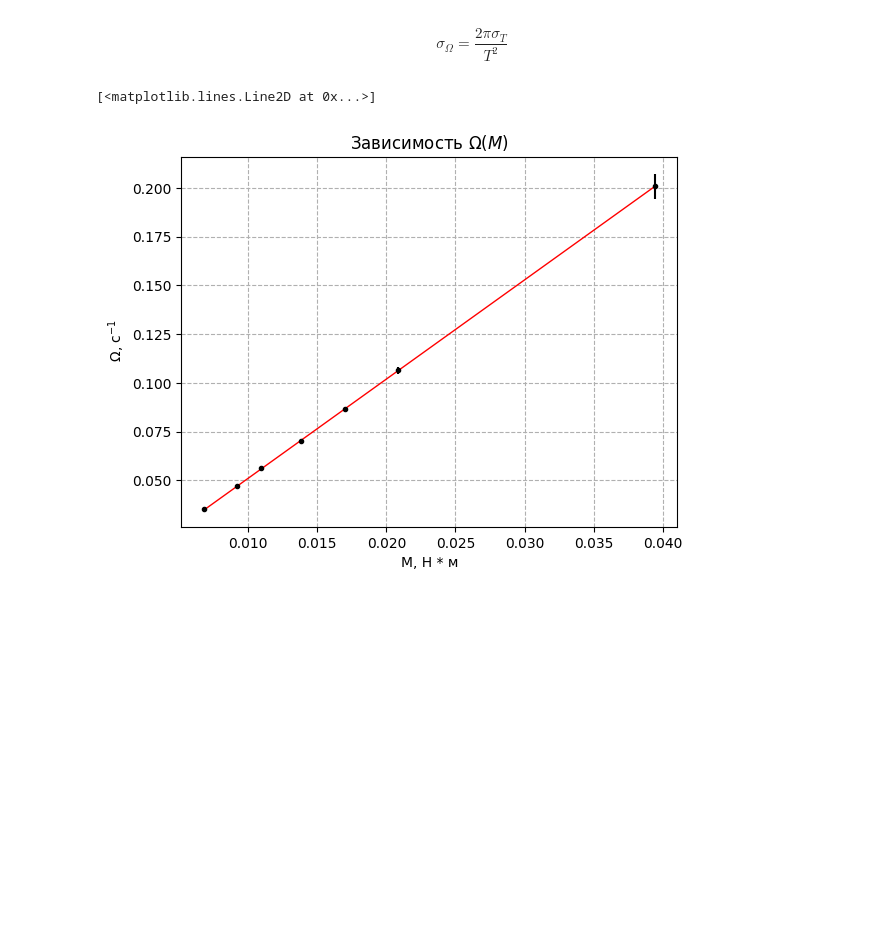
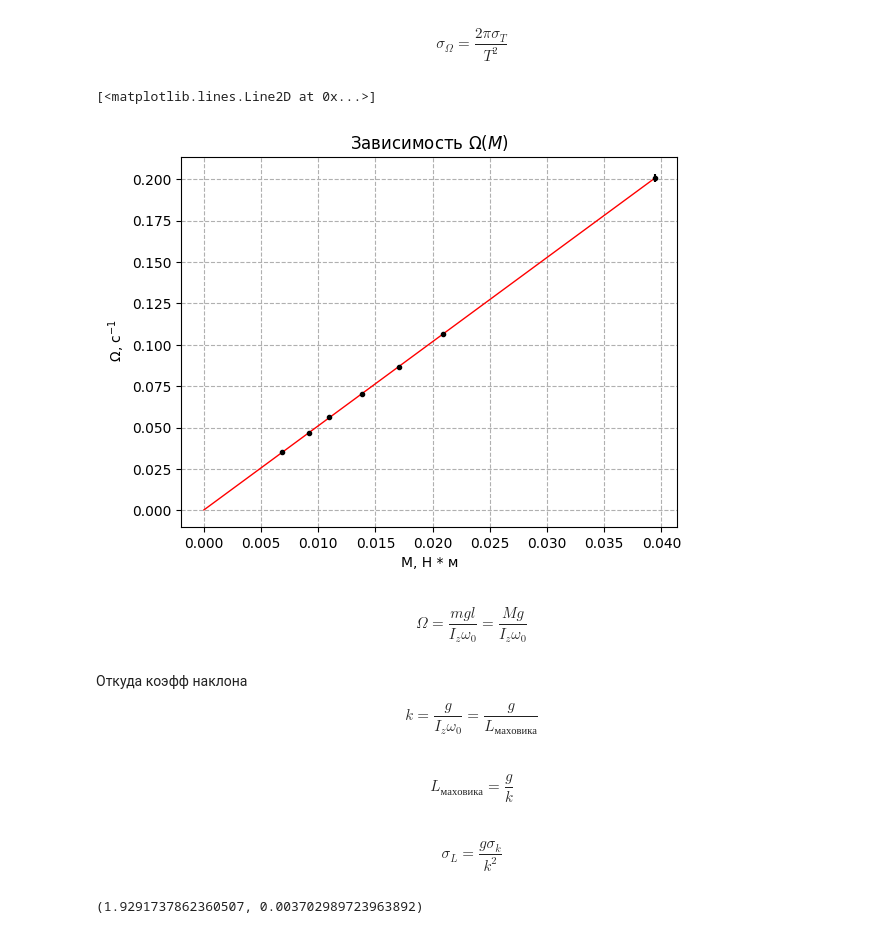
Before and after one commit to UjeNeTORT/labs, a Jupyter notebook: 1.2.5/laba.ipynb, the cells around one changed output. Saved outputs shown, nothing was run; the diff lists cells and outputs as text; code cells hidden in the pictures; blank space fills up the shorter version.

Commit message:
omega

```diff
--- a/1.2.5/laba.ipynb
+++ b/1.2.5/laba.ipynb
@@ -138,5 +138,5 @@ $$ \sigma_{T} = 1 ~с$$
 # %%
-sigma_T = 1 # с
+sigma_T = 0.4 # с
 # %% [markdown]
 $$ \Omega = \frac{2\pi}{T} $$
 # %%
@@ -167,15 +167,30 @@ def LeastSquares(x_arr, y_arr): # returns [k, b, sigma_k, sigma b]
 # %%
 plt.figure()
 plt.ylabel(" $\Omega$, c$^{-1}$")
 plt.xlabel("M, Н * м")
 plt.title('Зависимость $\Omega$($M$)')
 plt.grid(True, linestyle = '--')
 plt.errorbar( M, omega_prec, xerr= sigmas_M, yerr= sigmas_omega_prec , fmt = '.k')
 
-x = np.array([min(M), max(M)])
+x = np.array([0, max(M)])
 
 k, b, k_err, b_err = LeastSquares(M, omega_prec)
 plt.plot(x, k*x + b , color = 'r', linewidth = 1, label = "линия")
 # %% [output]
 [<matplotlib.lines.Line2D at 0x...>]
-[figure, old version]
+[figure, new version]
+# %% [markdown]
+$$ \Omega = \frac{mgl}{I_{z}\omega_{0}} = \frac{Mg}{I_{z}\omega_{0}} $$
+# %% [markdown]
+Откуда коэфф наклона
+$$k = \frac{g}{I_{z}\omega_{0}} = \frac{g}{L_{маховика}} $$
+# %% [markdown]
+$$ L_{маховика} = \frac{g}{k} $$
+# %% [markdown]
+$$ \sigma_{L} = \frac{g \sigma_{k}}{k^{2}} $$
+# %%
+L = 9.81 / k
+sigma_L = 9.81 * k_err / k ** 2
+L, sigma_L
+# %% [output]
+(1.9291737862360507, 0.003702989723963892)
```
Also changed, not shown: parts of 21 cells of this notebook.
